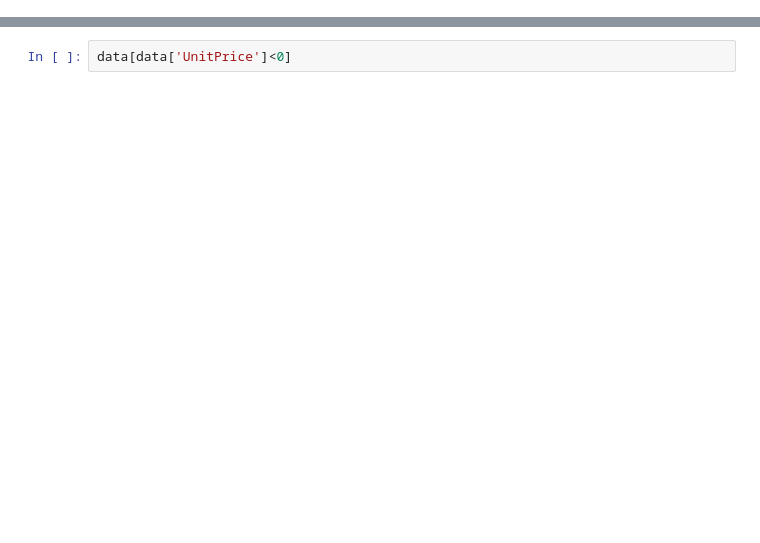
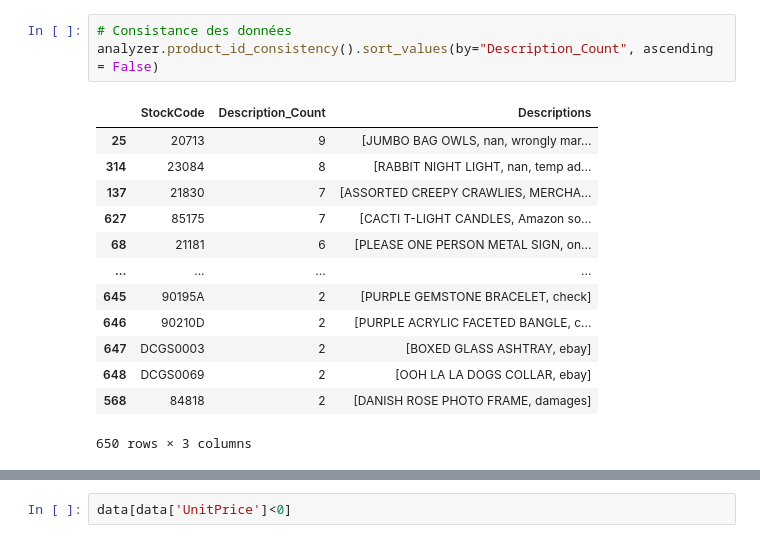
Before and after one commit to AchourSimoud/Projet_data_mining, a Jupyter notebook: notebooks/EDA.ipynb, the cells around one changed output, grey strips where cells are left out. Drawn from its saved outputs; the diff is of its cells as text; blank space fills up the shorter version.

```diff
--- a/notebooks/EDA.ipynb
+++ b/notebooks/EDA.ipynb
@@ -48,0 +35,17 @@ analyzer.count_missing_values()
+# %%
+# Consistance des données
+analyzer.product_id_consistency().sort_values(by="Description_Count", ascending = False)
+# %% [output]
+|  | StockCode | Description_Count | Descriptions |
+| 25 | 20713 | 9 | [JUMBO BAG OWLS, nan, wrongly mar... |
+| 314 | 23084 | 8 | [RABBIT NIGHT LIGHT, nan, temp ad... |
+| 137 | 21830 | 7 | [ASSORTED CREEPY CRAWLIES, MERCHA... |
+| 627 | 85175 | 7 | [CACTI T-LIGHT CANDLES, Amazon so... |
+| 68 | 21181 | 6 | [PLEASE ONE PERSON METAL SIGN, on... |
+| ... | ... | ... | ... |
+| 645 | 90195A | 2 | [PURPLE GEMSTONE BRACELET, check] |
+| 646 | 90210D | 2 | [PURPLE ACRYLIC FACETED BANGLE, c... |
+| 647 | DCGS0003 | 2 | [BOXED GLASS ASHTRAY, ebay] |
+| 648 | DCGS0069 | 2 | [OOH LA LA DOGS COLLAR, ebay] |
+| 568 | 84818 | 2 | [DANISH ROSE PHOTO FRAME, damages] |
+650 rows × 3 columns
```
Also changed, not shown: parts of 19 cells of this notebook, 3 other files.
